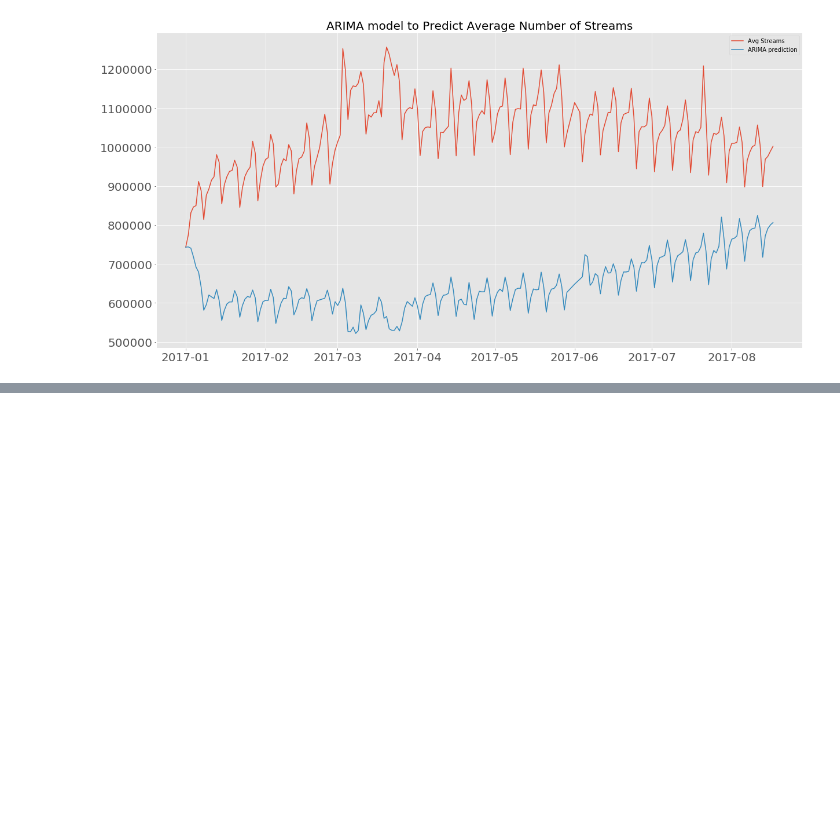
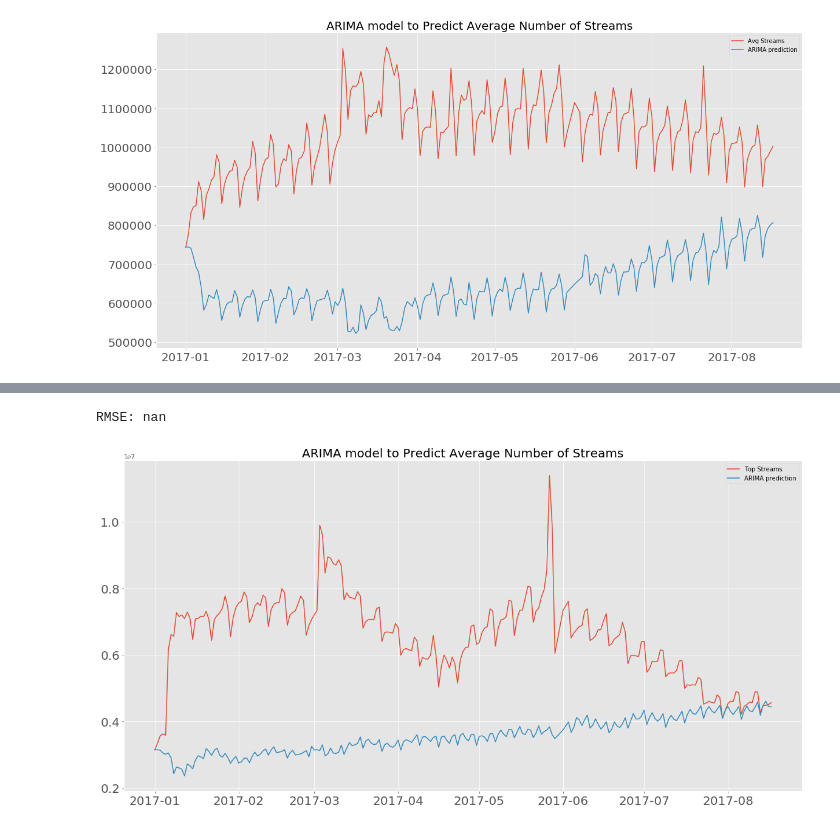
Before and after one commit to maxgrossenbacher/Forecasting_daily_spotify_streams, a Jupyter notebook: src/Spotify_Time_Series.ipynb, the cells around one changed output, grey strips where cells are left out. Drawn from its saved outputs; the diff is of its cells as text; code cells hidden in the pictures; blank space fills up the shorter version.

```diff
--- a/src/Spotify_Time_Series.ipynb
+++ b/src/Spotify_Time_Series.ipynb
@@ -515,6 +517,12 @@ def ARIMA_model(df, p, q):
     results_ARIMA = model.fit(disp=-1)
     predictions_ARIMA = results_ARIMA.fittedvalues
     return model, predictions_ARIMA
+
+def transforming_predictions(col_log, ARIMA_predictions):
+    predictions_ARIMA_log = pd.Series(col_log.iloc[0], index=col_log.index)
+    predictions_ARIMA_log = predictions_ARIMA_log.add(ARIMA_predictions.cumsum(),fill_value=0)
+    predictions_ARIMA = np.exp(predictions_ARIMA_log)
+    return predictions_ARIMA
 # %%
 avg_streams_model, avg_streams_predictions_ARIMA = ARIMA_model(avg_streams_log,6,6)
 
@@ -585,0 +597,14 @@ RMSE: 410010.25
+# %%
+top_streams_predictions = transforming_predictions(top_streams_log, top_streams_predictions_ARIMA)
+
+fig, ax = plt.subplots(1)
+ax.plot(timeseries_data['Streams_#1_song'], label='Top Streams')
+ax.plot(top_streams_predictions, label='ARIMA prediction')
+plt.title('ARIMA model to Predict Average Number of Streams')
+plt.legend(loc='best')
+bigger_fonts(ax)
+fig.set_size_inches((20,10))
+print('RMSE: %.2f'% np.sqrt(sum((top_streams_predictions_ARIMA-timeseries_data['Streams_#1_song'])**2)/len(timeseries_data['Streams_#1_song'])))
+# %% [output]
+RMSE: nan
+[figure, added]
```
Also changed, not shown: parts of 9 cells of this notebook.
